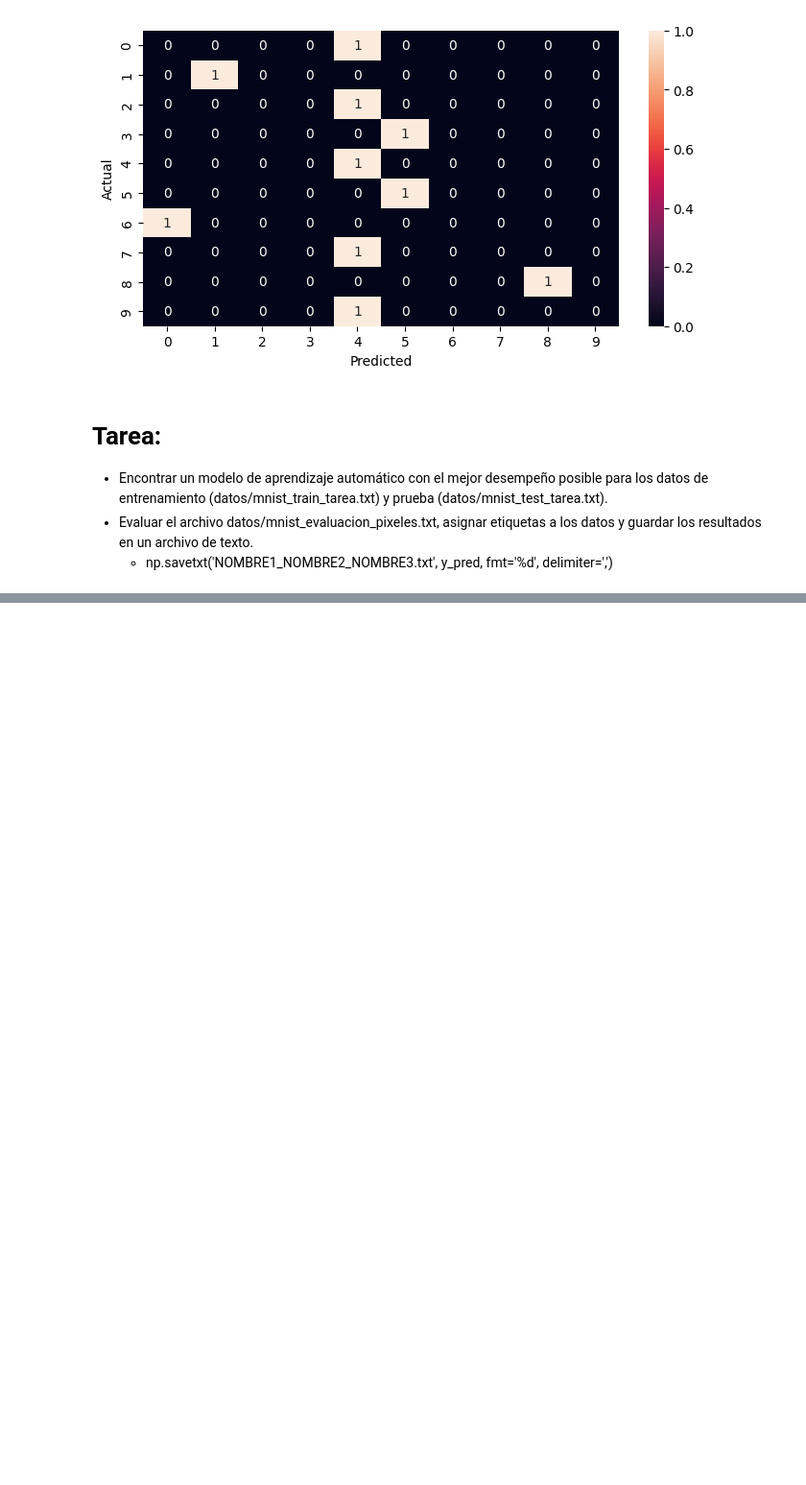
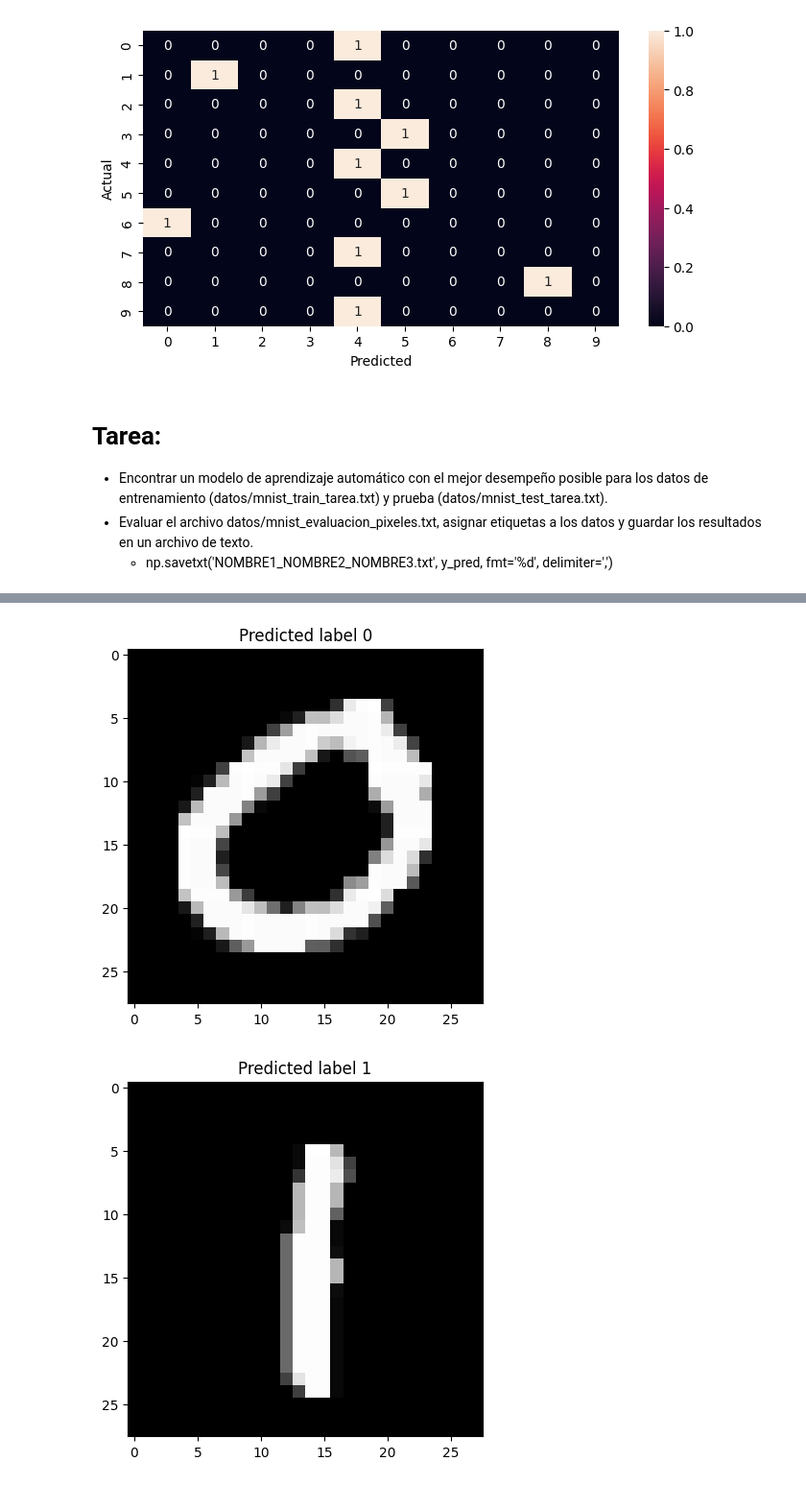
Before and after one commit to JoseAque/TSIA, a Jupyter notebook: TSIA_10_ReconocimientoNumeros_ML/TSIA_10_ReconocimientoNumerosClase_JoseAque.ipynb, the cells around one changed output, grey strips where cells are left out. Shown at 96% size. Saved outputs shown, nothing was run; the diff lists cells and outputs as text; code cells hidden in the pictures; blank space fills up the shorter version.

```diff
--- a/TSIA_10_ReconocimientoNumeros_ML/TSIA_10_ReconocimientoNumerosClase.ipynb
+++ b/TSIA_10_ReconocimientoNumeros_ML/TSIA_10_ReconocimientoNumerosClase_JoseAque.ipynb
@@ -409,0 +526,6 @@ sn.heatmap(df_cm, annot=True)
+# %%
+# * Evaluar el archivo datos/mnist_evaluacion_pixeles.txt, asignar etiquetas a los datos y guardar los resultados en un archivo de texto.
+#      * np.savetxt('NOMBRE1_NOMBRE2_NOMBRE3.txt', y_pred, fmt='%d', delimiter=',')
+
+df_mnist_evaluacion = pd.read_csv('datos/mnist_evaluacion_pixeles.txt', header=None, dtype='uint8')
+df_mnist_evaluacion.head()
@@ -409,0 +540,2 @@ sn.heatmap(df_cm, annot=True)
+# %%
+y_pred_evaluar = grid_SVM.predict(df_mnist_evaluacion)
@@ -409,0 +545,10 @@ sn.heatmap(df_cm, annot=True)
+# %%
+#Mostrar la prediccion y el número
+for i in range(10):
+    img=df_mnist_evaluacion.values[i].reshape((28,28))
+    plt.title('Predicted label {0}'.format(y_pred_evaluar[i]))
+    plt.imshow(img,cmap='gray')
+    plt.show()
+# %% [output]
+[figure, added]
+[figure, added]
```
Also changed, not shown: parts of 16 cells of this notebook, 2 other files.
